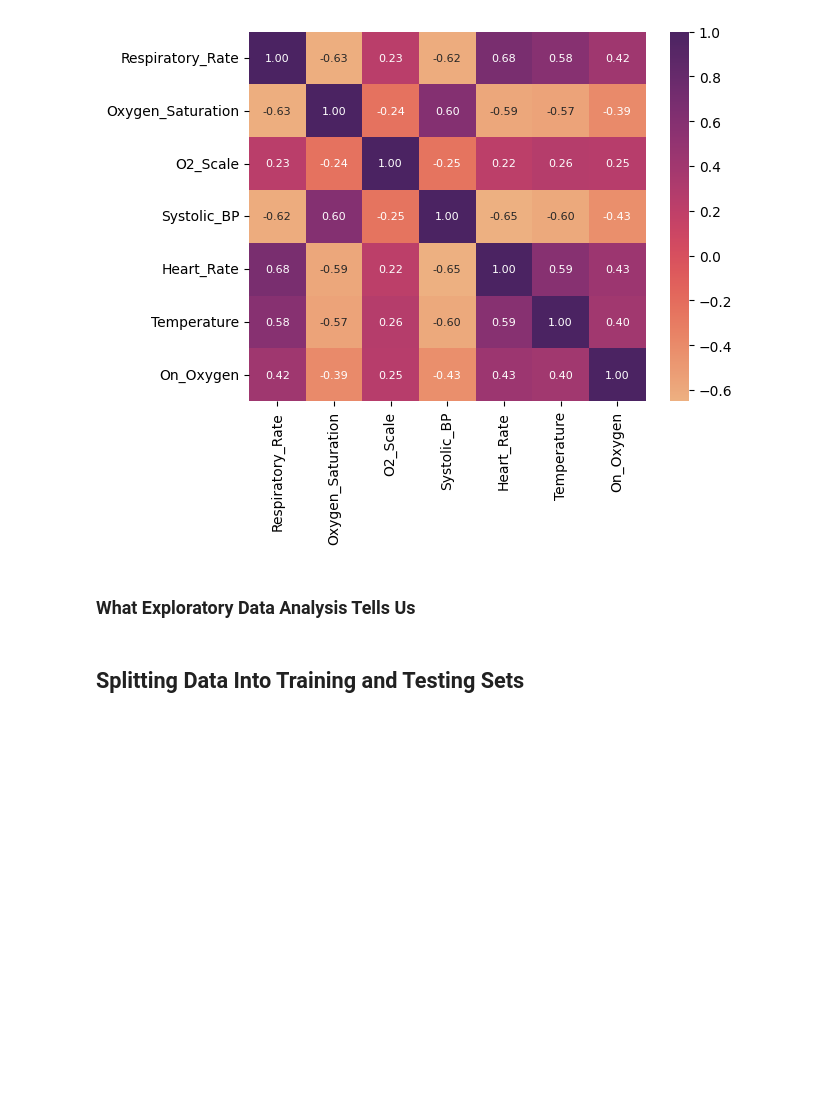
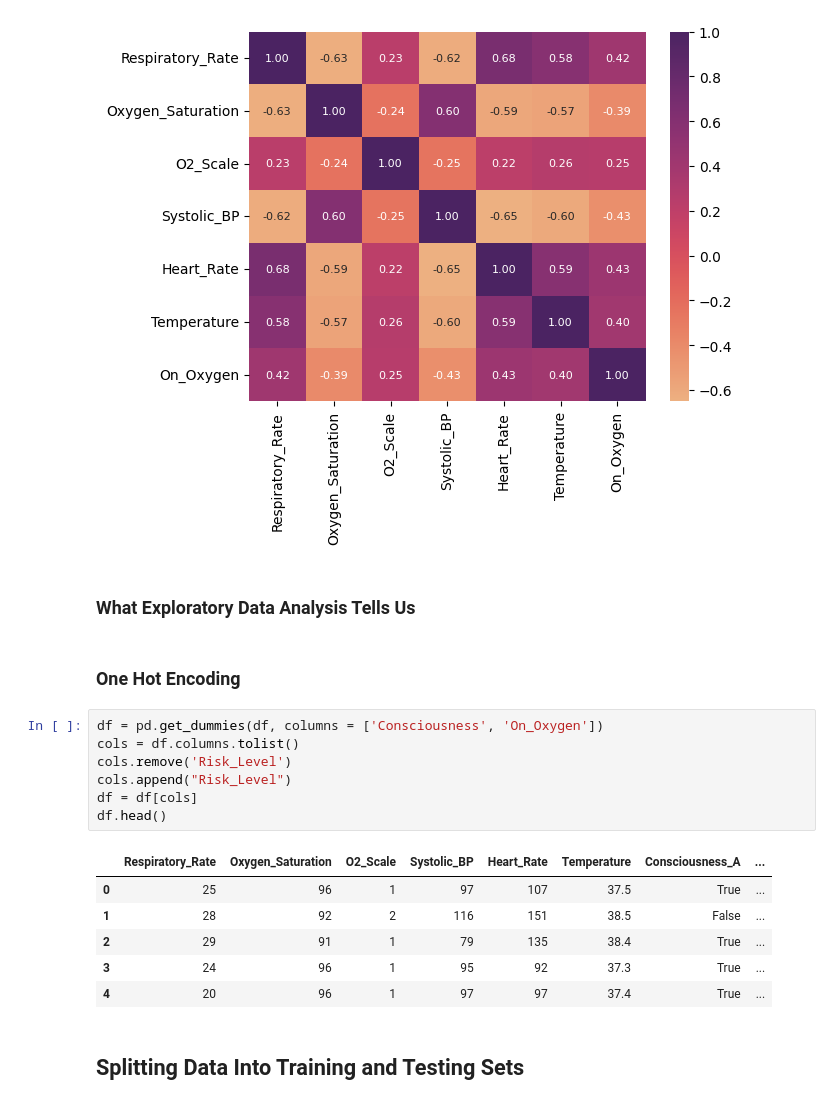
Before and after one commit to BoppingNoodles/Patient_Health_Risk-Social-Good-Datathon-, a Jupyter notebook: HealthRisk.ipynb, the cells around one changed output. Saved outputs shown, nothing was run; the diff lists cells and outputs as text; blank space fills up the shorter version.

```diff
--- a/HealthRisk.ipynb
+++ b/HealthRisk.ipynb
@@ -152,6 +152,22 @@ sns.heatmap(numeric_df.corr(),
 [figure]
 # %% [markdown]
 ### What Exploratory Data Analysis Tells Us
+# %% [markdown]
+### One Hot Encoding
+# %%
+df = pd.get_dummies(df, columns = ['Consciousness', 'On_Oxygen'])
+cols = df.columns.tolist()
+cols.remove('Risk_Level')
+cols.append("Risk_Level")
+df = df[cols]
+df.head()
+# %% [output]
+|  | Respiratory_Rate | Oxygen_Saturation | O2_Scale | Systolic_BP | Heart_Rate | Temperature | Consciousness_A | ... |
+| 0 | 25 | 96 | 1 | 97 | 107 | 37.5 | True | ... |
+| 1 | 28 | 92 | 2 | 116 | 151 | 38.5 | False | ... |
+| 2 | 29 | 91 | 1 | 79 | 135 | 38.4 | True | ... |
+| 3 | 24 | 96 | 1 | 95 | 92 | 37.3 | True | ... |
+| 4 | 20 | 96 | 1 | 97 | 97 | 37.4 | True | ... |
 # %% [markdown]
 ## Splitting Data Into Training and Testing Sets
 # %%
```
Also changed, not shown: parts of 24 cells of this notebook.
